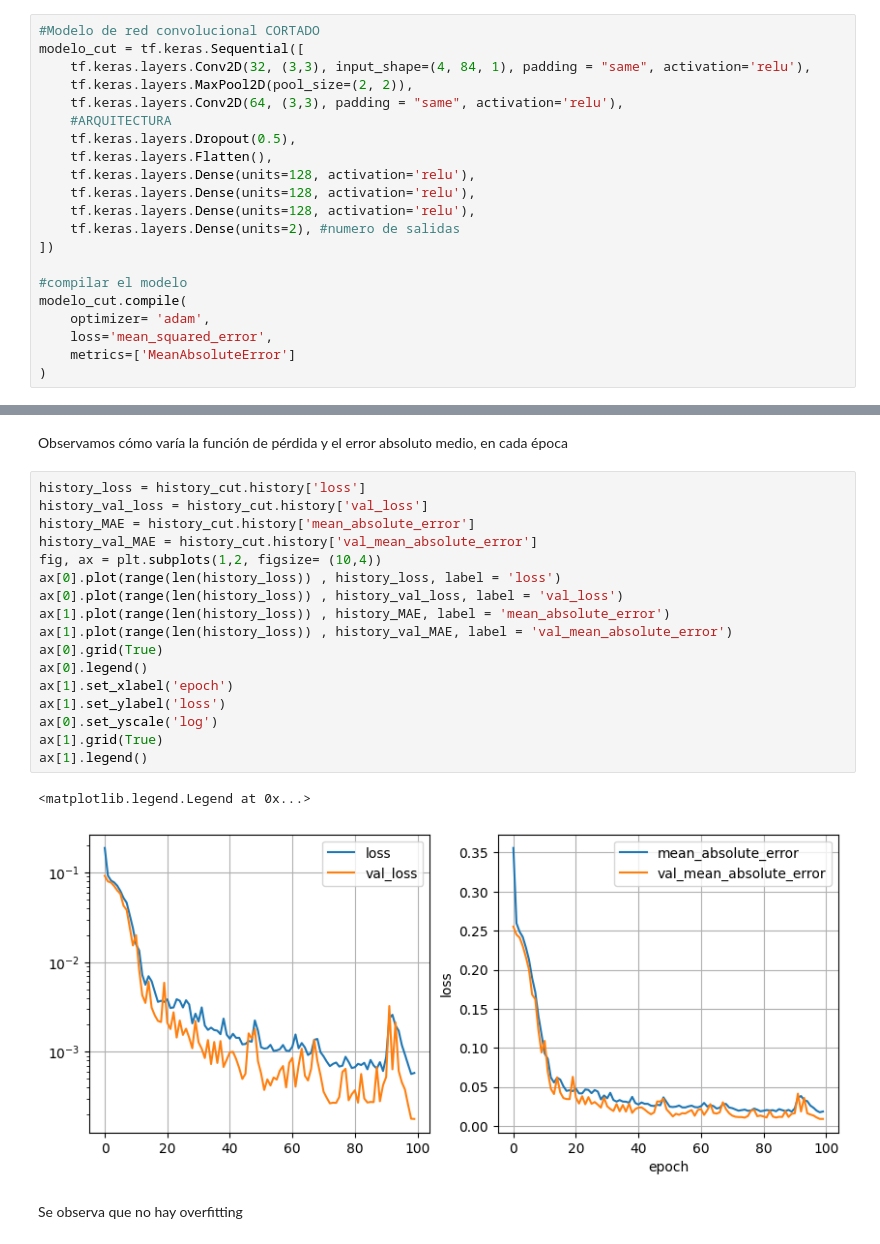
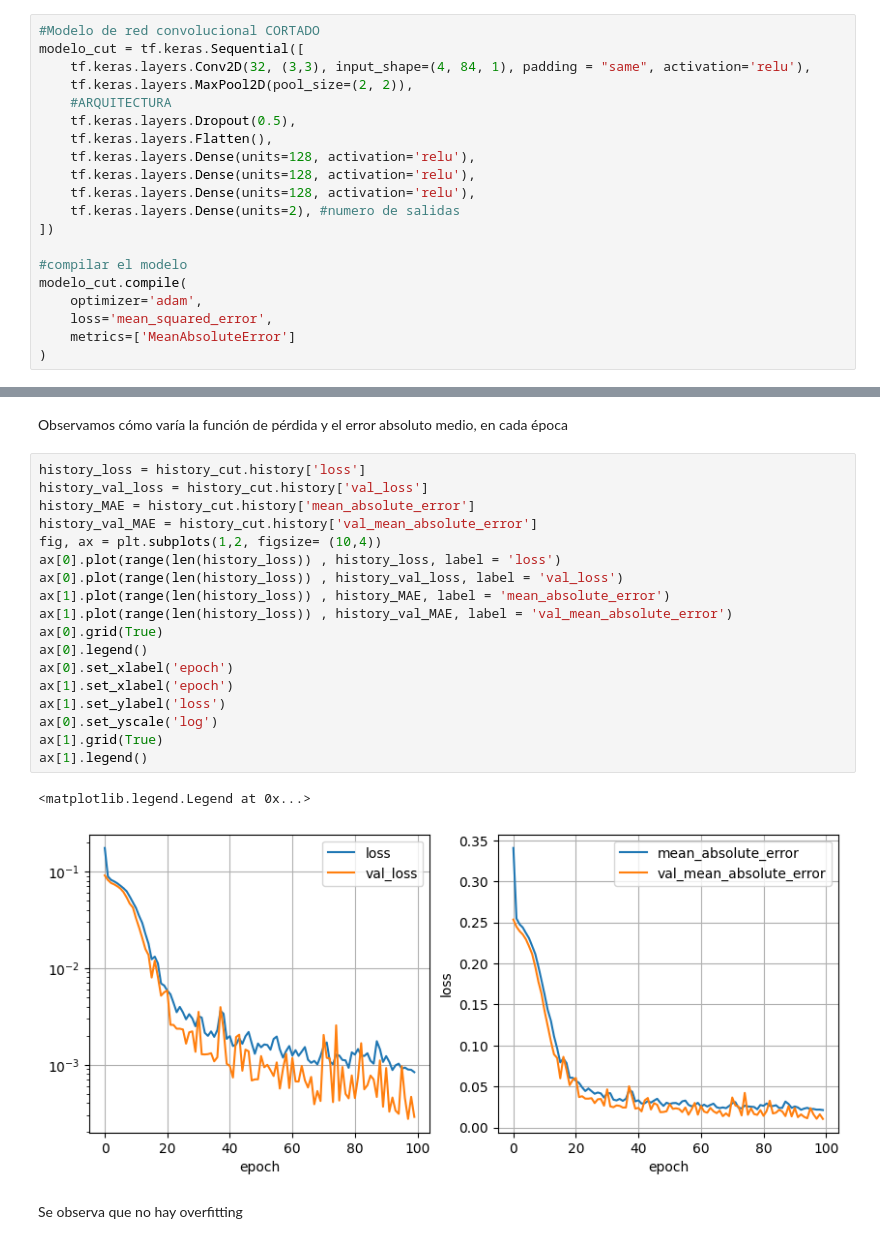
Before and after one commit to fahernandezga/Redes-Neuronales-para-im-genes-de-agujeros-negros, a Jupyter notebook: Red_Neuronal.ipynb, the cells around one changed output, grey strips where cells are left out. Drawn from its saved outputs; the diff is of its cells as text.

```diff
--- a/Red_Neuronal.ipynb
+++ b/Red_Neuronal.ipynb
@@ -221,7 +221,6 @@ Construimos la red:
 modelo_cut = tf.keras.Sequential([
     tf.keras.layers.Conv2D(32, (3,3), input_shape=(4, 84, 1), padding = "same", activation='relu'),
     tf.keras.layers.MaxPool2D(pool_size=(2, 2)),
-    tf.keras.layers.Conv2D(64, (3,3), padding = "same", activation='relu'),
     #ARQUITECTURA
     tf.keras.layers.Dropout(0.5),
     tf.keras.layers.Flatten(),
@@ -233,7 +232,7 @@ modelo_cut = tf.keras.Sequential([
 
 #compilar el modelo
 modelo_cut.compile(
-    optimizer= 'adam',
+    optimizer='adam',
     loss='mean_squared_error',
     metrics=['MeanAbsoluteError']
 )
@@ -278,23 +277,24 @@ Observamos cómo varía la función de pérdida y el error absoluto medio, en ca
 # %%
 history_loss = history_cut.history['loss']
 history_val_loss = history_cut.history['val_loss']
 history_MAE = history_cut.history['mean_absolute_error']
 history_val_MAE = history_cut.history['val_mean_absolute_error']
 fig, ax = plt.subplots(1,2, figsize= (10,4))
 ax[0].plot(range(len(history_loss)) , history_loss, label = 'loss')
 ax[0].plot(range(len(history_loss)) , history_val_loss, label = 'val_loss')
 ax[1].plot(range(len(history_loss)) , history_MAE, label = 'mean_absolute_error')
 ax[1].plot(range(len(history_loss)) , history_val_MAE, label = 'val_mean_absolute_error')
 ax[0].grid(True)
 ax[0].legend()
+ax[0].set_xlabel('epoch')
 ax[1].set_xlabel('epoch')
 ax[1].set_ylabel('loss')
 ax[0].set_yscale('log')
 ax[1].grid(True)
 ax[1].legend()
 # %% [output]
 <matplotlib.legend.Legend at 0x...>
-[figure, old version]
+[figure, new version]
 # %% [markdown]
 Se observa que no hay overfitting
 # %% [markdown]
```
Also changed, not shown: parts of 4 cells of this notebook.
